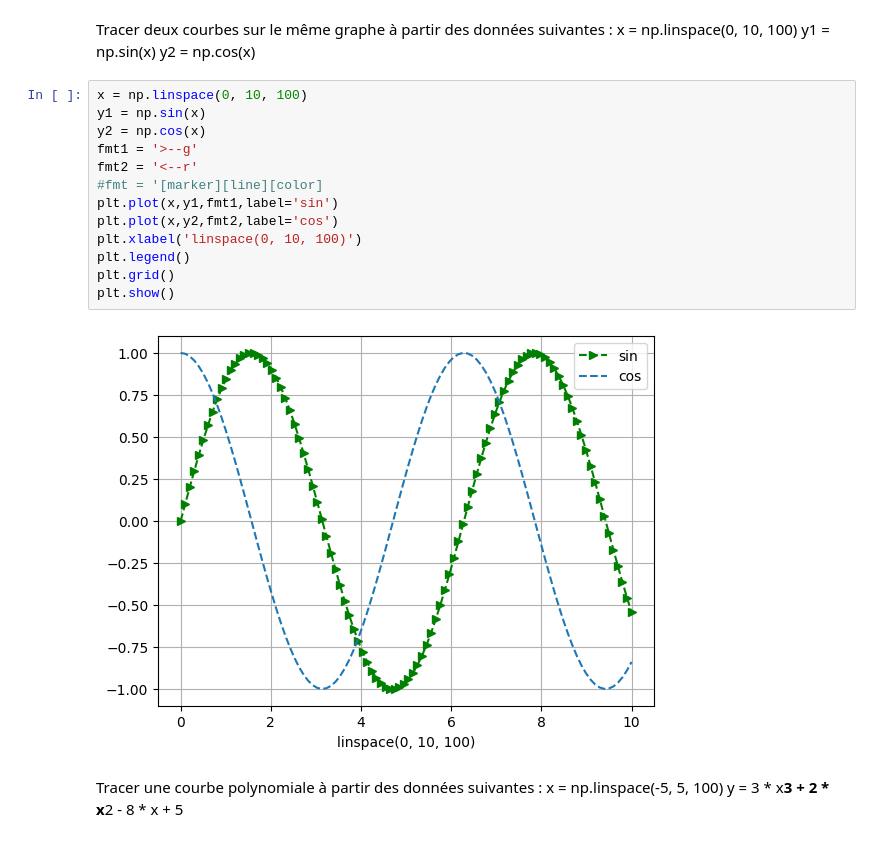
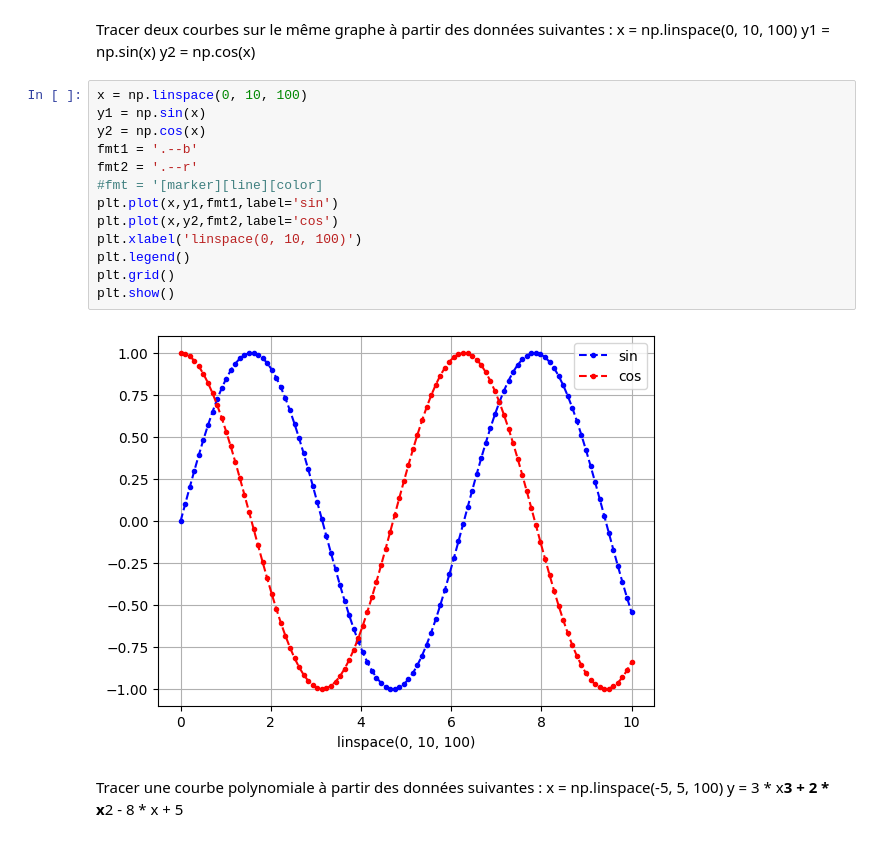
Before and after one commit to JhonatanCaldeira/simplon_datai_2024, a Jupyter notebook: 0/exo_numpy/exo_numpy_pyplot.ipynb, the cells around one changed output. Saved outputs shown, nothing was run; the diff lists cells and outputs as text.

```diff
--- a/0/exo_numpy/exo_numpy_pyplot.ipynb
+++ b/0/exo_numpy/exo_numpy_pyplot.ipynb
@@ -71,18 +94,18 @@ y2 = np.cos(x)
 # %%
 x = np.linspace(0, 10, 100)
 y1 = np.sin(x)
 y2 = np.cos(x)
-fmt1 = '>--g'
-fmt2 = '<--r'
+fmt1 = '.--b'
+fmt2 = '.--r'
 #fmt = '[marker][line][color]
 plt.plot(x,y1,fmt1,label='sin')
 plt.plot(x,y2,fmt2,label='cos')
 plt.xlabel('linspace(0, 10, 100)')
 plt.legend()
 plt.grid()
 plt.show()
 # %% [output]
-[figure, old version]
+[figure, new version]
 # %% [markdown]
 Tracer une courbe polynomiale à partir des données suivantes :
 x = np.linspace(-5, 5, 100)
```
Also changed, not shown: parts of 11 cells of this notebook, 4 other files.
